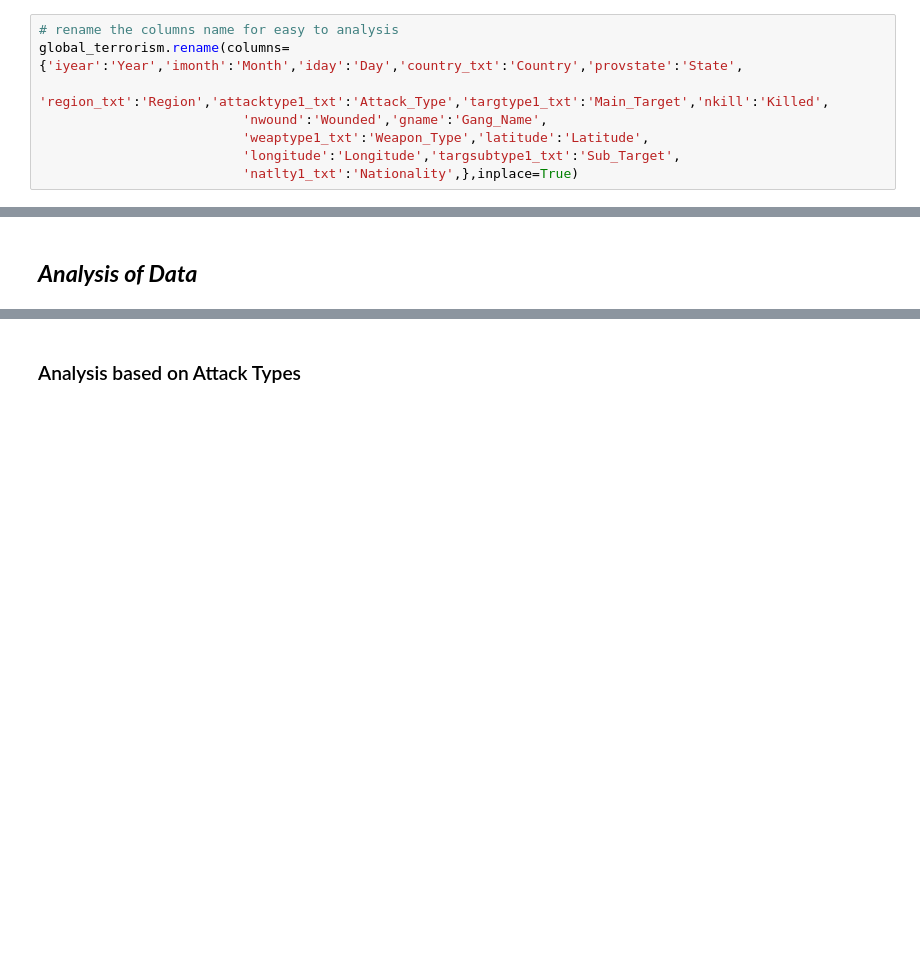
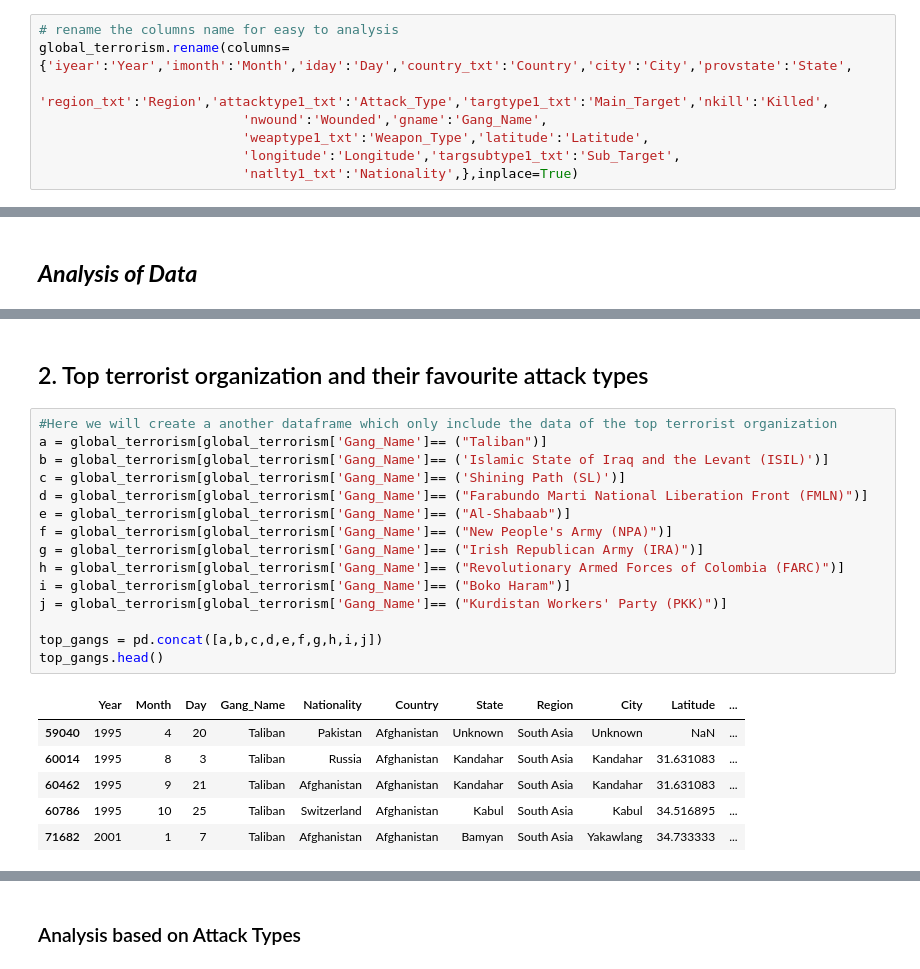
Before and after one commit to msatyajit7045/EDA-on-Global-Terrorim, a Jupyter notebook: EDA_on_Global_Terrorism.ipynb, the cells around one changed output, grey strips where cells are left out. Saved outputs shown, nothing was run; the diff lists cells and outputs as text; blank space fills up the shorter version.

```diff
--- a/EDA_on_Global_Terrorism.ipynb
+++ b/EDA_on_Global_Terrorism.ipynb
@@ -83,6 +84,6 @@ global_terrorism.describe()
 # %%
 # rename the columns name for easy to analysis
-global_terrorism.rename(columns={'iyear':'Year','imonth':'Month','iday':'Day','country_txt':'Country','provstate':'State',
+global_terrorism.rename(columns={'iyear':'Year','imonth':'Month','iday':'Day','country_txt':'Country','city':'City','provstate':'State',
                           'region_txt':'Region','attacktype1_txt':'Attack_Type','targtype1_txt':'Main_Target','nkill':'Killed',
                           'nwound':'Wounded','gname':'Gang_Name',
                           'weaptype1_txt':'Weapon_Type','latitude':'Latitude',
@@ -127,0 +214,24 @@ global_terrorism.fillna(0).head(5)
+# %% [markdown]
+## 2. Top terrorist organization and their favourite attack types
+# %%
+#Here we will create a another dataframe which only include the data of the top terrorist organization
+a = global_terrorism[global_terrorism['Gang_Name']== ("Taliban")]
+b = global_terrorism[global_terrorism['Gang_Name']== ('Islamic State of Iraq and the Levant (ISIL)')]
+c = global_terrorism[global_terrorism['Gang_Name']== ('Shining Path (SL)')]
+d = global_terrorism[global_terrorism['Gang_Name']== ("Farabundo Marti National Liberation Front (FMLN)")]
+e = global_terrorism[global_terrorism['Gang_Name']== ("Al-Shabaab")]
+f = global_terrorism[global_terrorism['Gang_Name']== ("New People's Army (NPA)")]
+g = global_terrorism[global_terrorism['Gang_Name']== ("Irish Republican Army (IRA)")]
+h = global_terrorism[global_terrorism['Gang_Name']== ("Revolutionary Armed Forces of Colombia (FARC)")]
+i = global_terrorism[global_terrorism['Gang_Name']== ("Boko Haram")]
+j = global_terrorism[global_terrorism['Gang_Name']== ("Kurdistan Workers' Party (PKK)")]
+
+top_gangs = pd.concat([a,b,c,d,e,f,g,h,i,j])
+top_gangs.head()
+# %% [output]
+|  | Year | Month | Day | Gang_Name | Nationality | Country | State | Region | City | Latitude | ... |
+| 59040 | 1995 | 4 | 20 | Taliban | Pakistan | Afghanistan | Unknown | South Asia | Unknown | NaN | ... |
+| 60014 | 1995 | 8 | 3 | Taliban | Russia | Afghanistan | Kandahar | South Asia | Kandahar | 31.631083 | ... |
+| 60462 | 1995 | 9 | 21 | Taliban | Afghanistan | Afghanistan | Kandahar | South Asia | Kandahar | 31.631083 | ... |
+| 60786 | 1995 | 10 | 25 | Taliban | Switzerland | Afghanistan | Kabul | South Asia | Kabul | 34.516895 | ... |
+| 71682 | 2001 | 1 | 7 | Taliban | Afghanistan | Afghanistan | Bamyan | South Asia | Yakawlang | 34.733333 | ... |
```
Also changed, not shown: parts of 23 cells of this notebook.
